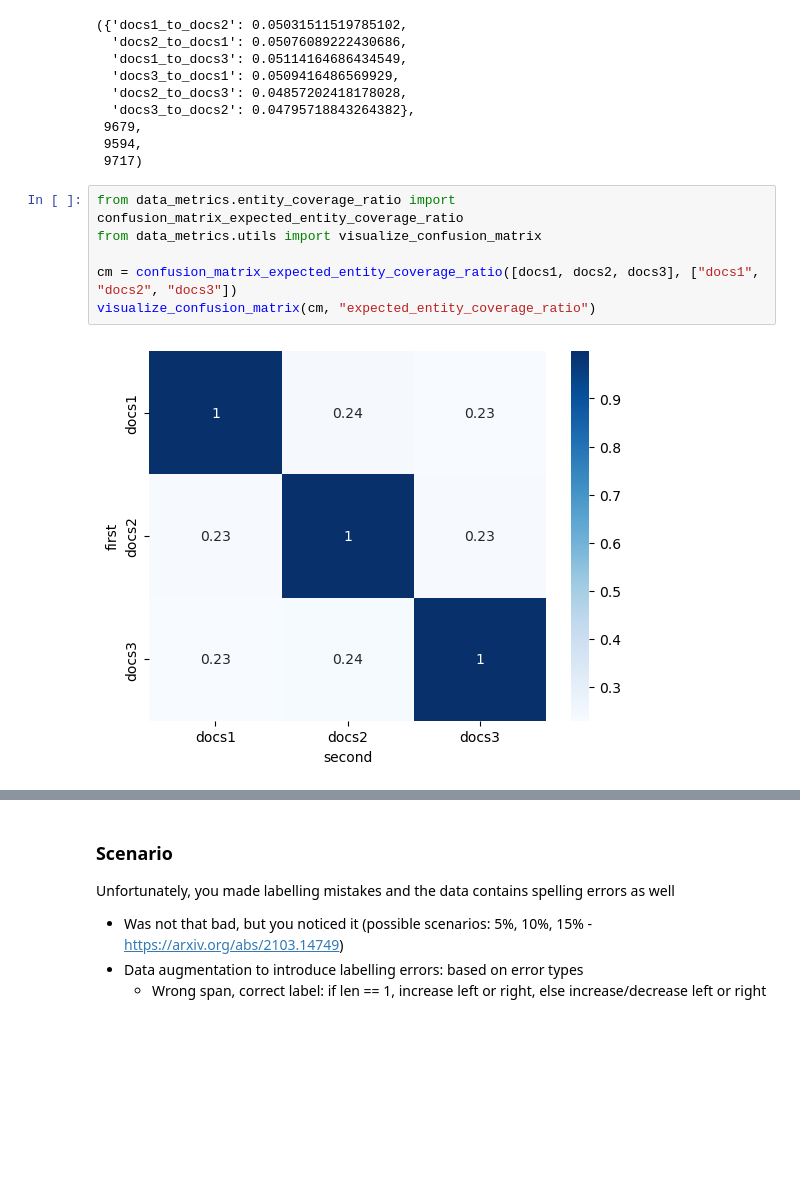
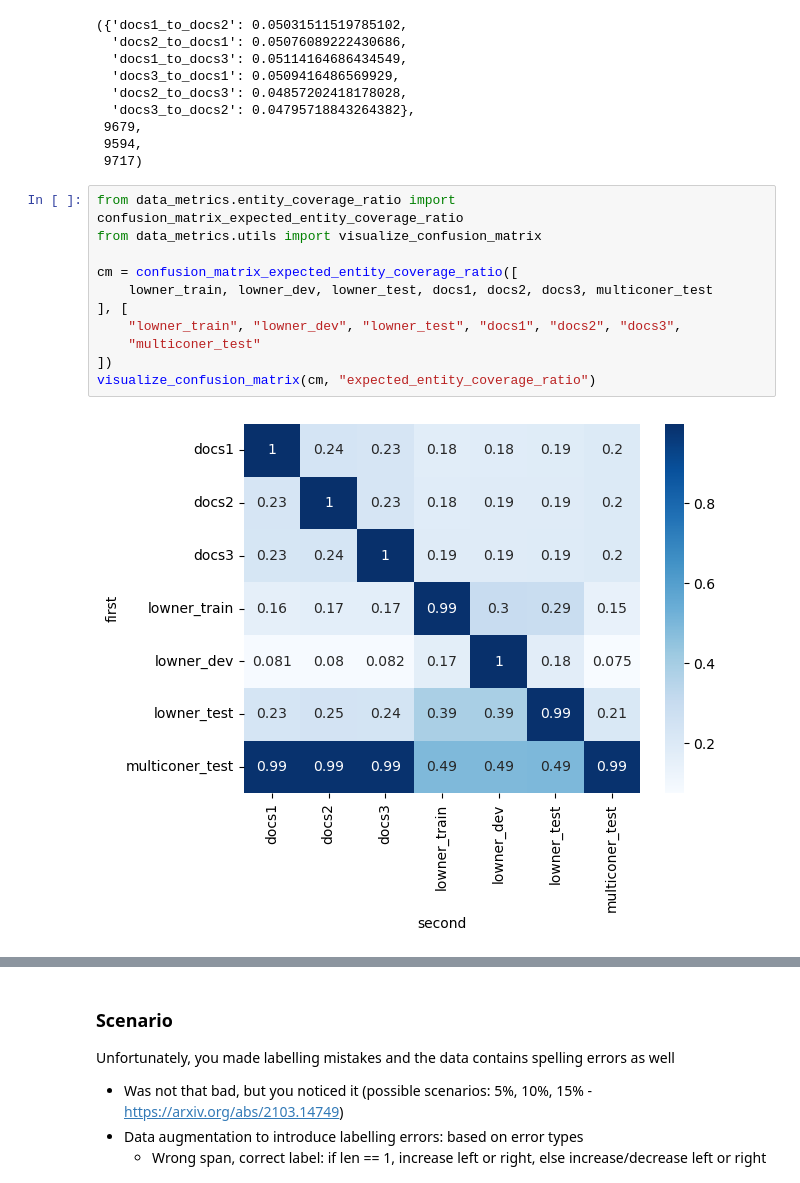
Before and after one commit to roebbert92/thesis, a Jupyter notebook: experiment_02.ipynb, the cells around one changed output, grey strips where cells are left out. Saved outputs shown, nothing was run; the diff lists cells and outputs as text; blank space fills up the shorter version.

```diff
--- a/experiment_02.ipynb
+++ b/experiment_02.ipynb
@@ -141,8 +141,13 @@ res, len(docs1_set), len(docs2_set), len(docs3_set)
 # %%
 from data_metrics.entity_coverage_ratio import confusion_matrix_expected_entity_coverage_ratio
 from data_metrics.utils import visualize_confusion_matrix
 
-cm = confusion_matrix_expected_entity_coverage_ratio([docs1, docs2, docs3], ["docs1", "docs2", "docs3"])
+cm = confusion_matrix_expected_entity_coverage_ratio([
+    lowner_train, lowner_dev, lowner_test, docs1, docs2, docs3, multiconer_test
+], [
+    "lowner_train", "lowner_dev", "lowner_test", "docs1", "docs2", "docs3",
+    "multiconer_test"
+])
 visualize_confusion_matrix(cm, "expected_entity_coverage_ratio")
 # %% [output]
-[figure, old version]
+[figure, new version]
```
Also changed, not shown: parts of 1 cell of this notebook, 3 other files.
